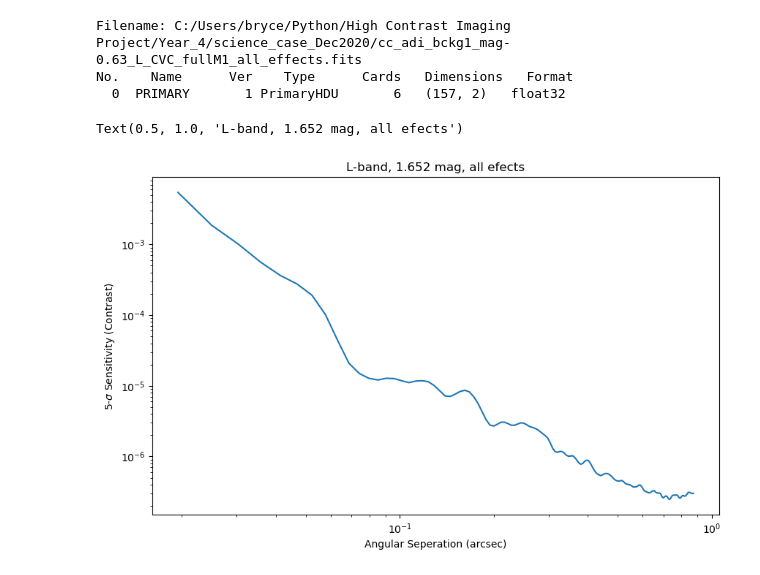
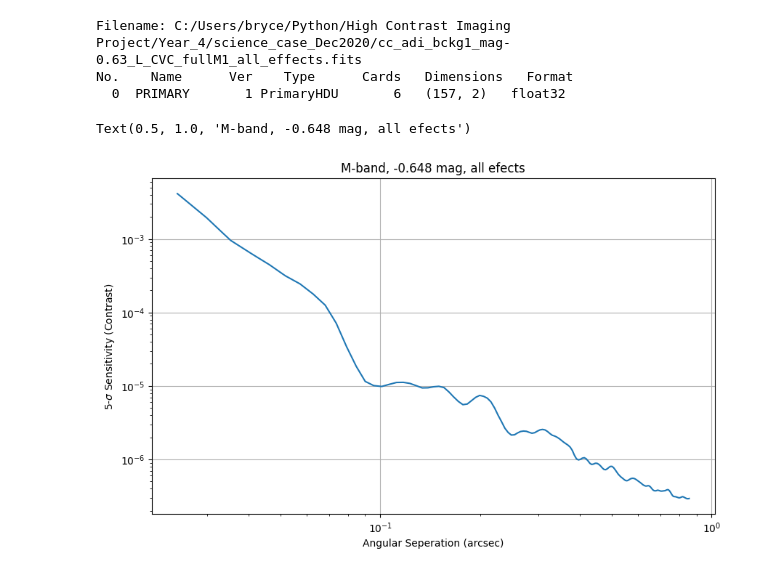
Before and after one commit to BryceDixon/High_Contrast_Imaging, a Jupyter notebook: METIS_CVC.ipynb, the cells around one changed output. Cells and saved outputs as stored; diff of their text form; code cells hidden in the pictures.

Commit message:
plot

```diff
--- a/METIS_CVC.ipynb
+++ b/METIS_CVC.ipynb
@@ -10,18 +10,19 @@ Filename: C:/Users/bryce/Python/High Contrast Imaging Project/Year_4/science_cas
 No.    Name      Ver    Type      Cards   Dimensions   Format
   0  PRIMARY       1 PrimaryHDU       6   (157, 2)   float32
 # %%
-data = fits.getdata('C:/Users/bryce/Python/High Contrast Imaging Project/Year_4/science_case_Dec2020/cc_adi_bckg1_mag1.652_L_CVC_fullM1_all_effects.fits', ext=0)
+data = fits.getdata('C:/Users/bryce/Python/High Contrast Imaging Project/Year_4/science_case_Dec2020/cc_adi_bckg1_mag-0.648_M_CVC_fullM1_all_effects.fits', ext=0)
 
 x = data[0,:]
 y = data[1,:]
 
 plt.figure(figsize=(10,6))
 plt.plot(x,y)
 plt.yscale('log')
 plt.xscale('log')
+plt.grid()
 plt.xlabel('Angular Seperation (arcsec)')
 plt.ylabel('5-$\sigma$ Sensitivity (Contrast)')
-plt.title('L-band, 1.652 mag, all efects')
+plt.title('M-band, -0.648 mag, all efects')
 # %% [output]
-Text(0.5, 1.0, 'L-band, 1.652 mag, all efects')
+Text(0.5, 1.0, 'M-band, -0.648 mag, all efects')
-[figure, old version]
+[figure, new version]
```
Also changed, not shown: 2 other files.
